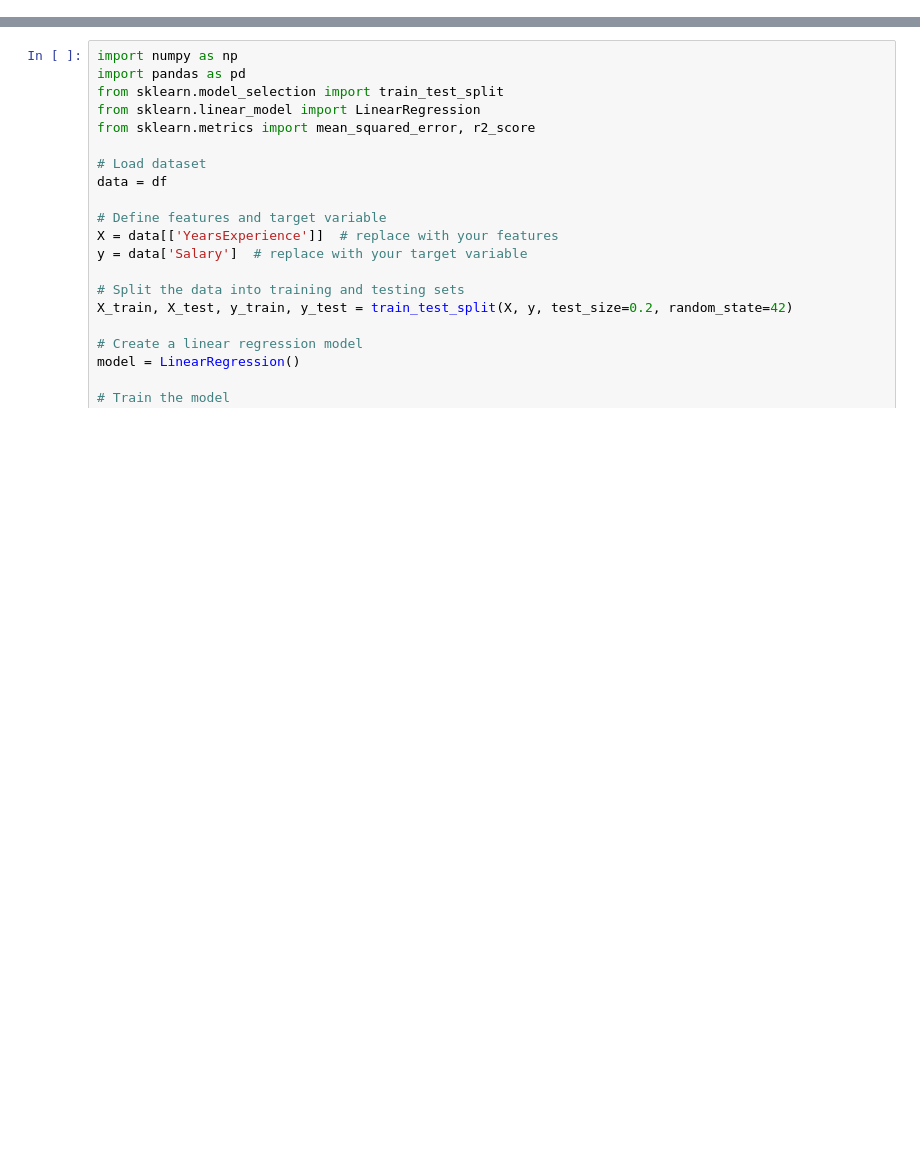
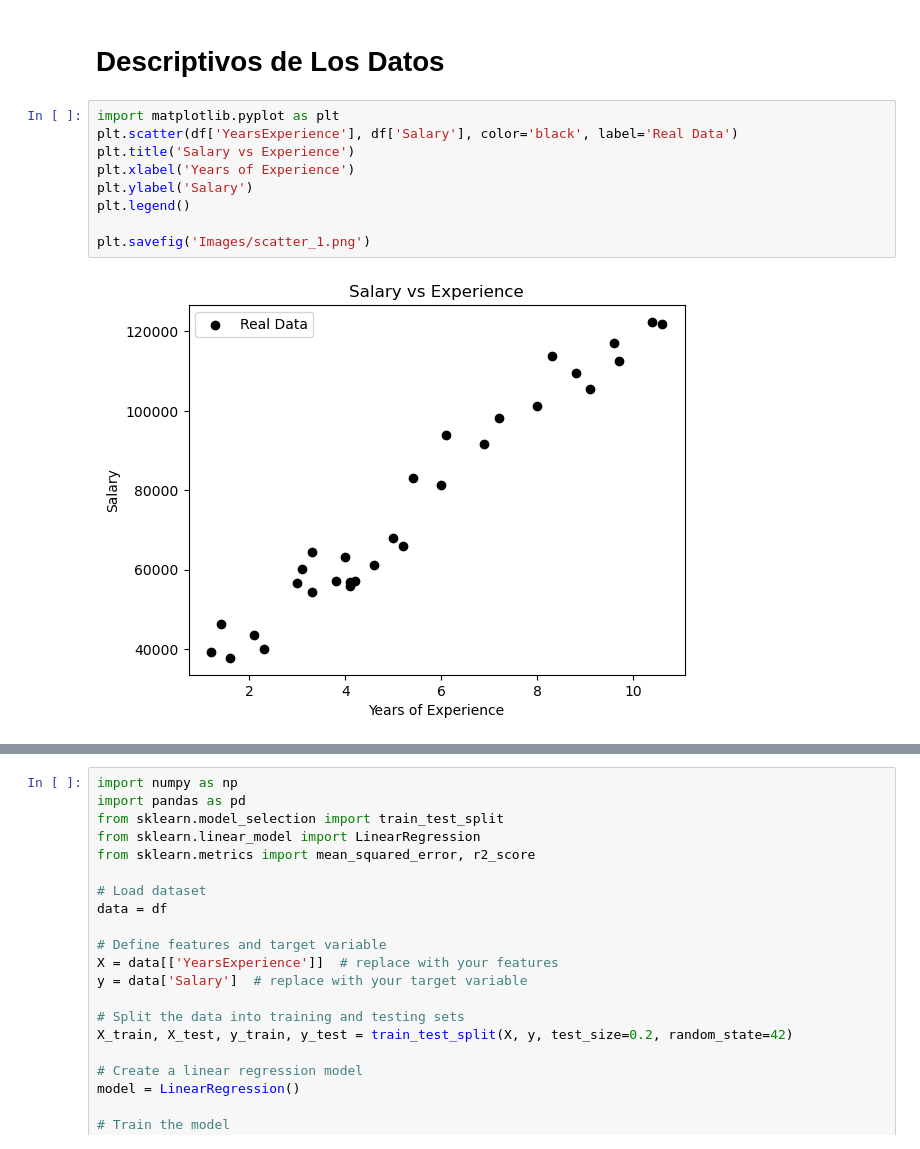
Before and after one commit to 2Nisavi2/Rgeresion-Salarios, a Jupyter notebook: Codigo_Regresion.ipynb, the cells around one changed output, grey strips where cells are left out. Saved outputs shown, nothing was run; the diff lists cells and outputs as text; blank space fills up the shorter version.

```diff
--- a/Codigo_Regresion.ipynb
+++ b/Codigo_Regresion.ipynb
@@ -33,0 +37,13 @@ Dataset URL: https://www.kaggle.com/datasets/abhishek14398/salary-dataset-simple
+# %% [markdown]
+# Descriptivos de Los Datos
+# %%
+import matplotlib.pyplot as plt
+plt.scatter(df['YearsExperience'], df['Salary'], color='black', label='Real Data')
+plt.title('Salary vs Experience')
+plt.xlabel('Years of Experience')
+plt.ylabel('Salary')
+plt.legend()
+
+plt.savefig('Images/scatter_1.png')
+# %% [output]
+[figure, added]
```
Also changed, not shown: parts of 19 cells of this notebook, 14 other files.
